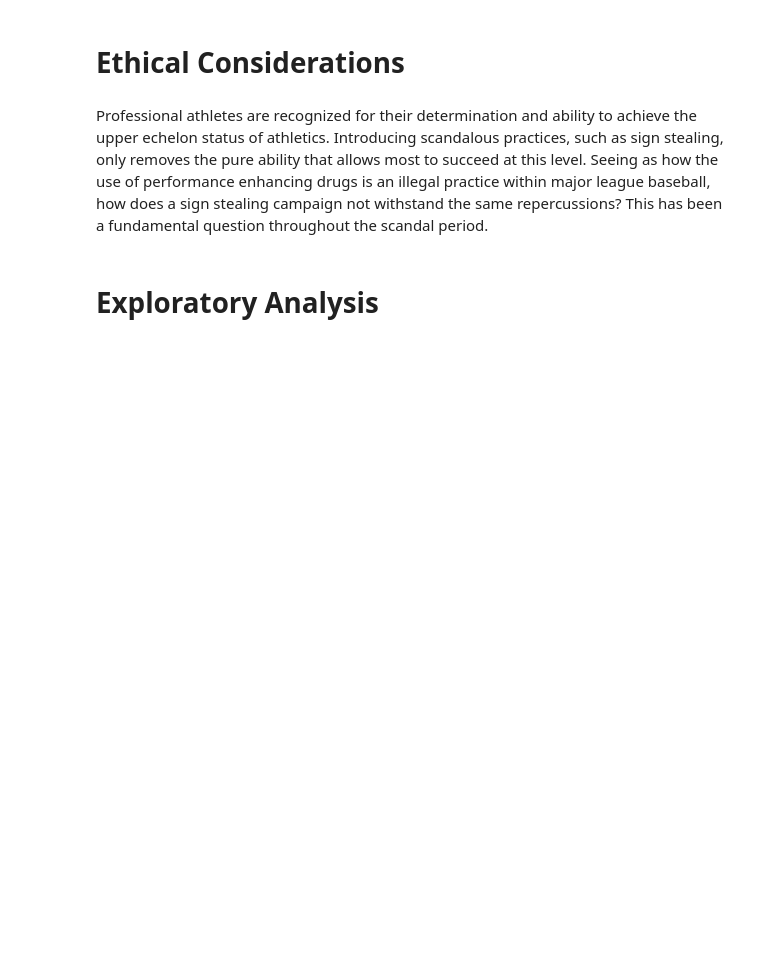
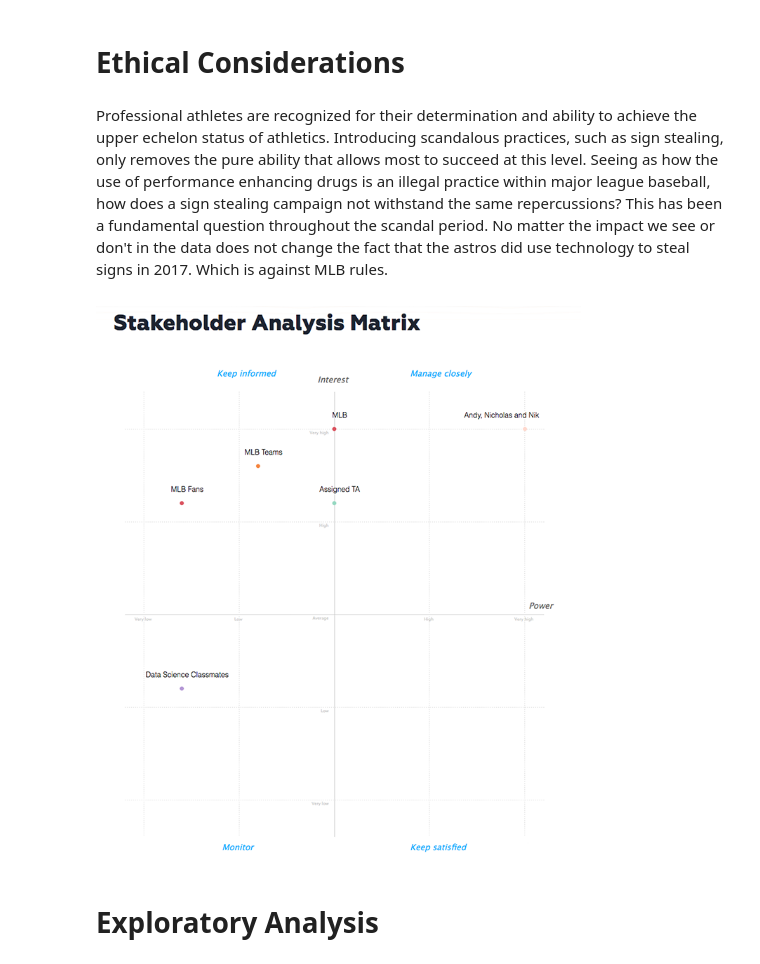
Before and after one commit to nicholas-greger/astros-project, a Jupyter notebook: Proposal.ipynb, the cells around one changed output. Saved outputs shown, nothing was run; the diff lists cells and outputs as text; code cells hidden in the pictures; blank space fills up the shorter version.

Commit message:
Add files via upload
added dataframes and stakeholder matrix

```diff
--- a/Proposal.ipynb
+++ b/Proposal.ipynb
@@ -42,7 +77,12 @@ Compare RBI, HR, Bat. Ave., OBP, OPS, Finish to see how/if the sign stealing mad
 # %% [markdown]
 # Ethical Considerations
 # %% [markdown]
-Professional athletes are recognized for their determination and ability to achieve the upper echelon status of athletics. Introducing scandalous practices, such as sign stealing, only removes the pure ability that allows most to succeed at this level. Seeing as how the use of performance enhancing drugs is an illegal practice within major league baseball, how does a sign stealing campaign not withstand the same repercussions? This has been a fundamental question throughout the scandal period.
+Professional athletes are recognized for their determination and ability to achieve the upper echelon status of athletics. Introducing scandalous practices, such as sign stealing, only removes the pure ability that allows most to succeed at this level. Seeing as how the use of performance enhancing drugs is an illegal practice within major league baseball, how does a sign stealing campaign not withstand the same repercussions? This has been a fundamental question throughout the scandal period. No matter the impact we see or don't in the data does not change the fact that the astros did use technology to steal signs in 2017. Which is against MLB rules.
+# %%
+from IPython.display import Image
+Image("stakeholderanalysis.png")
+# %% [output]
+[figure, added]
 # %% [markdown]
 # Exploratory Analysis
 # %% [markdown]
```
Also changed, not shown: parts of 5 cells of this notebook, 3 other files.
